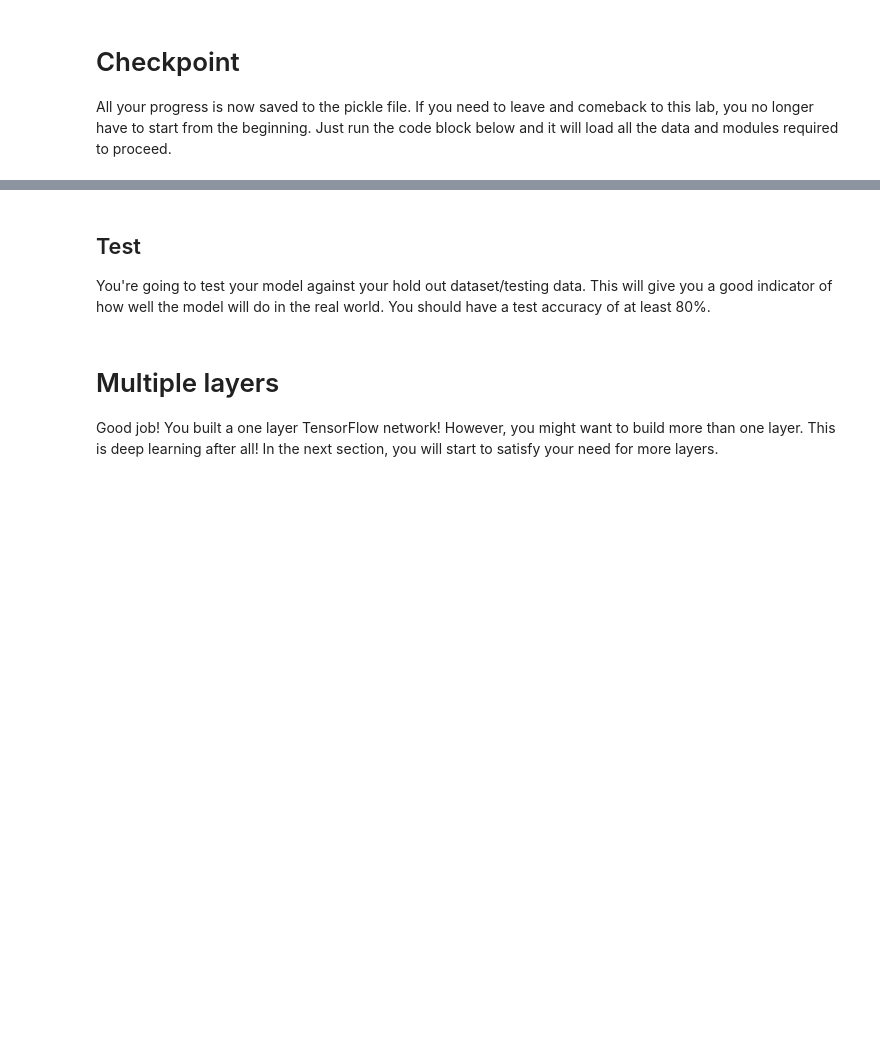
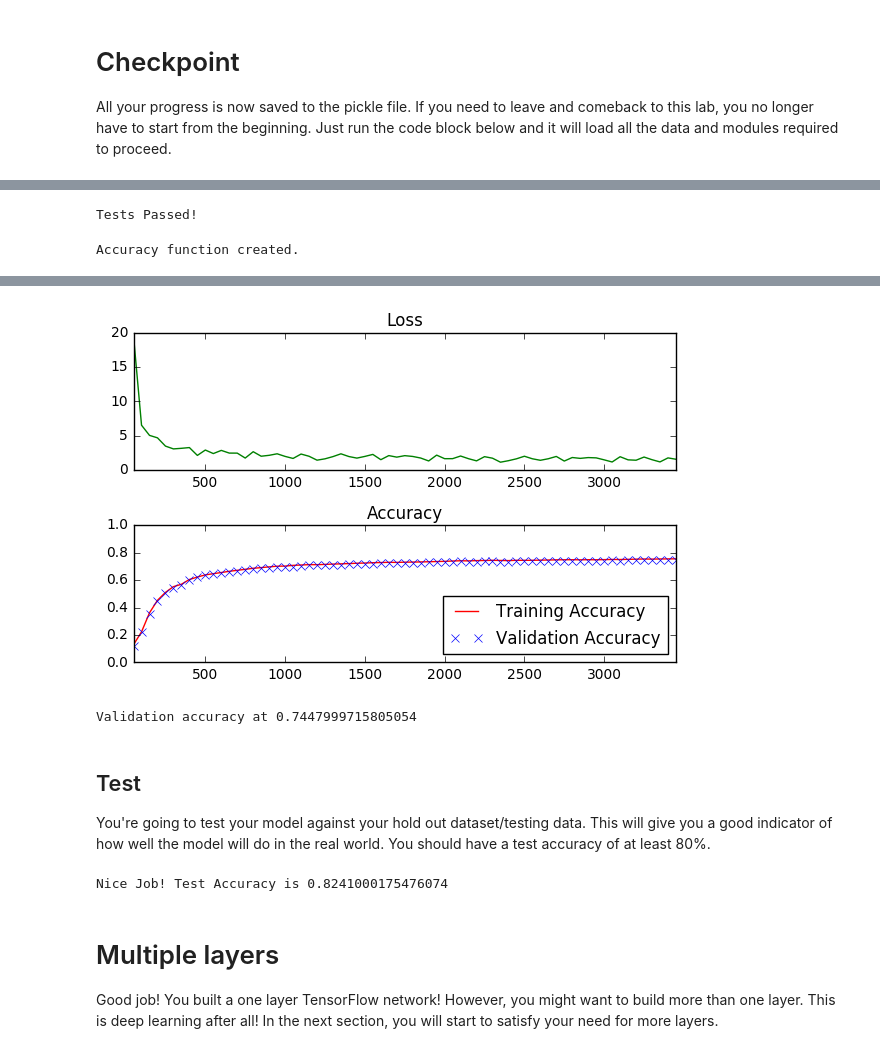
Before and after one commit to EKami/deep_learning_foundation_nanodegree, a Jupyter notebook: intro-to-tensorflow/intro_to_tensorflow.ipynb, the cells around one changed output, grey strips where cells are left out. Cells and saved outputs as stored; diff of their text form; code cells hidden in the pictures; blank space fills up the shorter version.

```diff
--- a/intro-to-tensorflow/intro_to_tensorflow.ipynb
+++ b/intro-to-tensorflow/intro_to_tensorflow.ipynb
@@ -124,7 +122,14 @@ def normalize_grayscale(image_data):
     :param image_data: The image data to be normalized
     :return: Normalized image data
     """
-    # TODO: Implement Min-Max scaling for grayscale image data
+    a = 0.1
+    b = 0.9
+    xMin = 0
+    xMax = 255
+    ret = [None] * len(image_data)
+    for i in range(len(image_data)):
+        ret[i] = a + ((image_data[i] - xMin) * (b - a)) / (xMax - xMin)
+    return ret
 
 
 ### DON'T MODIFY ANYTHING BELOW ###
@@ -251,13 +267,12 @@ features_count = 784
 labels_count = 10
 
 # TODO: Set the features and labels tensors
-# features =
-# labels =
+features = tf.placeholder(tf.float32, [None, features_count])
+labels = tf.placeholder(tf.float32, [None, labels_count])
 
 # TODO: Set the weights and biases tensors
-# weights =
-# biases =
-
+weights = tf.Variable(tf.truncated_normal((features_count, labels_count)))
+biases = tf.Variable(tf.zeros(labels_count, tf.float32))
 
 
 ### DON'T MODIFY ANYTHING BELOW ###
@@ -312,6 +327,8 @@ with tf.Session() as session:
 assert not np.count_nonzero(biases_data), 'biases must be zeros'
 
 print('Tests Passed!')
+# %% [output]
+Tests Passed!
 # %%
 # Determine if the predictions are correct
 is_correct_prediction = tf.equal(tf.argmax(prediction, 1), tf.argmax(labels, 1))
@@ -319,6 +336,8 @@ is_correct_prediction = tf.equal(tf.argmax(prediction, 1), tf.argmax(labels, 1))
 accuracy = tf.reduce_mean(tf.cast(is_correct_prediction, tf.float32))
 
 print('Accuracy function created.')
+# %% [output]
+Accuracy function created.
 # %% [markdown]
 <img src="image/Learn Rate Tune - Image.png" style="height: 70%;width: 70%">
 ## Problem 3
@@ -351,10 +370,8 @@ The code will print out a Loss and Accuracy graph, so you can see how well the n
 # Change if you have memory restrictions
 batch_size = 128
 
-# TODO: Find the best parameters for each configuration
-# epochs =
-# learning_rate =
-
+epochs = 3
+learning_rate = 0.05
 
 
 ### DON'T MODIFY ANYTHING BELOW ###
@@ -396,33 +413,36 @@ with tf.Session() as session:
             if not batch_i % log_batch_step:
                 # Calculate Training and Validation accuracy
                 training_accuracy = session.run(accuracy, feed_dict=train_feed_dict)
                 validation_accuracy = session.run(accuracy, feed_dict=valid_feed_dict)
 
                 # Log batches
                 previous_batch = batches[-1] if batches else 0
                 batches.append(log_batch_step + previous_batch)
                 loss_batch.append(l)
                 train_acc_batch.append(training_accuracy)
                 valid_acc_batch.append(validation_accuracy)
 
         # Check accuracy against Validation data
         validation_accuracy = session.run(accuracy, feed_dict=valid_feed_dict)
 
 loss_plot = plt.subplot(211)
 loss_plot.set_title('Loss')
 loss_plot.plot(batches, loss_batch, 'g')
 loss_plot.set_xlim([batches[0], batches[-1]])
 acc_plot = plt.subplot(212)
 acc_plot.set_title('Accuracy')
 acc_plot.plot(batches, train_acc_batch, 'r', label='Training Accuracy')
 acc_plot.plot(batches, valid_acc_batch, 'x', label='Validation Accuracy')
 acc_plot.set_ylim([0, 1.0])
 acc_plot.set_xlim([batches[0], batches[-1]])
 acc_plot.legend(loc=4)
 plt.tight_layout()
 plt.show()
 
 print('Validation accuracy at {}'.format(validation_accuracy))
+# %% [output]
+[figure, added]
+Validation accuracy at 0.7447999715805054
 # %% [markdown]
 ## Test
 You're going to test your model against your hold out dataset/testing data.  This will give you a good indicator of how well the model will do in the real world.  You should have a test accuracy of at least 80%.
@@ -457,6 +477,8 @@ with tf.Session() as session:
 
 assert test_accuracy >= 0.80, 'Test accuracy at {}, should be equal to or greater than 0.80'.format(test_accuracy)
 print('Nice Job! Test Accuracy is {}'.format(test_accuracy))
+# %% [output]
+Nice Job! Test Accuracy is 0.8241000175476074
 # %% [markdown]
 # Multiple layers
 Good job!  You built a one layer TensorFlow network!  However, you might want to build more than one layer.  This is deep learning after all!  In the next section, you will start to satisfy your need for more layers.
```
Also changed, not shown: parts of 7 cells of this notebook, 1 other file.
